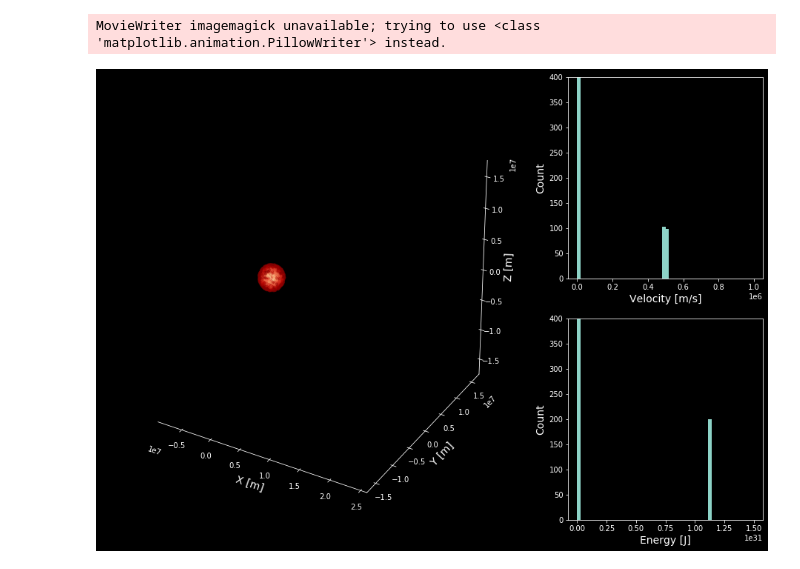
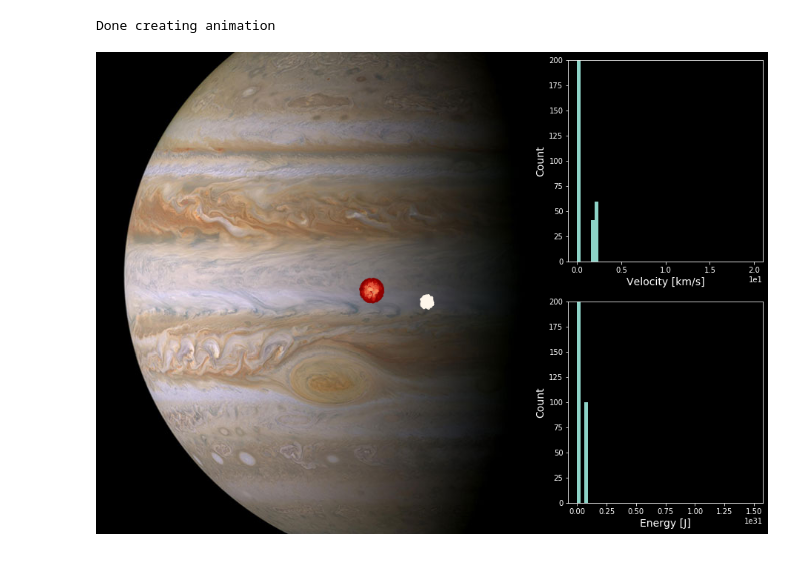
Before and after one commit to mikkel92/Planet-asteroid-interaction, a Jupyter notebook: n_body crash.ipynb, the cells around one changed output. Drawn from its saved outputs; the diff is of its cells as text; code cells hidden in the pictures.

```diff
--- a/n_body crash.ipynb
+++ b/n_body crash.ipynb
@@ -181,10 +185,13 @@ done generating comet
 # %%
 # create plot states
 
-N = 200 # animation frames
+N = 3000 # animation frames
 state = start_state
 states = []
 for i in range(0,N):
+
+    if i % 10 == 0:
+        print('calculating state', i)
     #print(state)
     Fi, distances = gravity_n_body(state)
 
@@ -211,6 +237,12 @@ colors[Ninit:] = np.zeros([len(distances[Ninit:])])
 # for plot testing
 
 import matplotlib.gridspec as gridspec
+from matplotlib.offsetbox import OffsetImage, AnnotationBbox
+
+def getImage(path):
+    return OffsetImage(plt.imread(path))
+
+
 plt.style.use('dark_background')
 # test init plot
 zoom = 1e7
@@ -222,10 +254,14 @@ plt.set_cmap('OrRd')
 # large subplot
 ax = plt.subplot2grid((2,3), (0,0), colspan=2, rowspan=2, projection='3d')
 scatters = ax.scatter(states[0][:,0], states[0][:,1], states[0][:,2], s=ball_size/10000)#, c=distances)
+#scatters = ax.scatter(-1e8, 2e8, -1e8, s=ball_size/1.3, alpha=0.8)#, c=distances)
+ab = AnnotationBbox(getImage(r'C:\Users\mikkel\Desktop\planet_sim\jupiter1.jpg'), (0, 0), frameon=False)
+at = ax.add_artist(ab)
+at.zorder = 0
 
 # small subplot 1
 ax2 = plt.subplot2grid((2,3), (0,2))
-vel_hist = ax2.hist(np.sqrt(states[0][:,3] ** 2 + states[0][:,4] ** 2 + states[0][:,5] ** 2), bins=np.linspace(0,1.5e6,51))
+vel_hist = ax2.hist(np.sqrt(states[0][:,3] ** 2 + states[0][:,4] ** 2 + states[0][:,5] ** 2) / dt , bins=np.linspace(0,1.5e6,51) / dt)
 ax2.ticklabel_format(style='sci', axis='x', scilimits=(0,0))
 # small subplot 2
 plt.subplot2grid((2,3), (1,2))
@@ -243,7 +279,7 @@ plt.hist(m * (states[0][:,3] ** 2 + states[0][:,4] ** 2 + states[0][:,5] ** 2),
 scatters = ax.scatter(states[0][:,0], states[0][:,1], states[0][:,2], s=ball_size/10000, c=distances)
 
 
-#ax.view_init(elev=90, azim=0)
+ax.view_init(elev=30, azim=-60)
 #ax.plot_surface(img_x * 5, img_y * 5, img_z, rstride=10, cstride=10, facecolors=img)
 #scatters = ax.scatter(states[0][:,0], states[0][:,1], states[0][:,2], s=ball_size/10000, c=distances)
 
@@ -282,7 +318,10 @@ from mpl_toolkits.mplot3d import Axes3D
 from matplotlib.cbook import get_sample_data
 from matplotlib._png import read_png
 import matplotlib.gridspec as gridspec
+from matplotlib.offsetbox import OffsetImage, AnnotationBbox
 
+def getImage(path):
+    return OffsetImage(plt.imread(path))
 
 # test init plot
 fig = plt.figure(figsize=(16,11))
@@ -291,17 +330,19 @@ gridspec.GridSpec(3,3)
 
 # large subplot
 ax1 = plt.subplot2grid((2,3), (0,0), colspan=2, rowspan=2, projection='3d')
+ab = AnnotationBbox(getImage(r'C:\Users\mikkel\Desktop\planet_sim\jupiter1.jpg'), (0, 0), frameon=False)
+at = ax1.add_artist(ab)
+at.zorder = 0
 scatters = ax1.scatter(states[0][:,0], states[0][:,1], states[0][:,2], s=ball_size/10000, c=distances, cmap='OrRd')
 
 # small subplot 1
 ax2 = plt.subplot2grid((2,3), (0,2))
-vel_hist = ax2.hist(np.sqrt(states[0][:,3] ** 2 + states[0][:,4] ** 2 + states[0][:,5] ** 2), bins=np.linspace(0,1e6,51))
+vel_hist = ax2.hist(np.sqrt(states[0][:,3] ** 2 + states[0][:,4] ** 2 + states[0][:,5] ** 2) / dt / 1000., bins=np.linspace(0,20,51))
 ax2.ticklabel_format(style='sci', axis='x', scilimits=(0,0))
 
 # small subplot 2
 ax3 = plt.subplot2grid((2,3), (1,2))
 e_hist = ax3.hist(m * (states[0][:,3] ** 2 + states[0][:,4] ** 2 + states[0][:,5] ** 2), bins=np.linspace(0,1.5e31,51))
-
 
 
 def update(states):
@@ -311,14 +352,14 @@ def update(states):
 
     # update histograms
     ax2.cla()
-    ax2.set_ylim(0,Ninit/5)
-    vel_hist = ax2.hist(np.sqrt(states[:,3] ** 2 + states[:,4] ** 2 + states[:,5] ** 2), bins=np.linspace(0,1e6,51))
-    ax2.set_xlabel("Velocity [m/s]",fontsize=14)
+    ax2.set_ylim(0, Ninit/5)
+    vel_hist = ax2.hist(np.sqrt(states[:,3] ** 2 + states[:,4] ** 2 + states[:,5] ** 2) / dt / 1000., bins=np.linspace(0,20,51))
+    ax2.set_xlabel("Velocity [km/s]",fontsize=14)
     ax2.set_ylabel("Count",fontsize=14)
     ax2.ticklabel_format(style='sci', axis='x', scilimits=(0,0))
 
     ax3.cla()
-    ax3.set_ylim(0,Ninit/5)
+    ax3.set_ylim(0, Ninit/5)
     e_hist = ax3.hist(m * (states[:,3] ** 2 + states[:,4] ** 2 + states[:,5] ** 2), bins=np.linspace(0,1.5e31,51))
     ax3.set_xlabel("Energy [J]",fontsize=14)
     ax3.set_ylabel("Count",fontsize=14)
@@ -326,57 +367,49 @@ def update(states):
     return scatters
 
 
-fn = get_sample_data(r'C:\Users\mikkel\Desktop\planet_sim\jupiterlarge.png', asfileobj=False)
-img = read_png(fn)
+#fn = get_sample_data(r'C:\Users\mikkel\Desktop\planet_sim\jupiterlarge.png', asfileobj=False)
+#img = read_png(fn)
 
 zoom = 1e7
 
-# for background image, renders really slow
-x, y = ogrid[0:img.shape[0], 0:img.shape[1]]
-scaling = zoom / img.shape[0]
-x_y_fac = x[-1] / y[0][-1]
 
-img_x = x * scaling - (0.5 * max(x * scaling))
-img_y = y * scaling - (0.5 * y[0][-1] * scaling)
-img_z = np.zeros([img.shape[0], img.shape[1]]) - zoom
-
-
-#ax.view_init(elev=90, azim=0)
-#ax.plot_surface(img_x * 5, img_y * 5, img_z, rstride=10, cstride=10, facecolors=img)
-#scatters = ax.scatter(states[0][:,0], states[0][:,1], states[0][:,2], s=ball_size/10000, c=distances)
+ax1.view_init(elev=30, azim=-60)
 
 
 # Setting the axes properties
-ax1.set_xlim3d(-1.5*zoom*x_y_fac, 4.5*zoom*x_y_fac)
-ax1.set_ylim3d(-3*zoom*x_y_fac, 3*zoom*x_y_fac)
-ax1.set_zlim3d(-3*zoom*x_y_fac, 3*zoom*x_y_fac)
+ax1.set_xlim3d(-3*zoom, 1*zoom)
+ax1.set_ylim3d(-2*zoom, 2*zoom)
+ax1.set_zlim3d(-2*zoom, 2*zoom)
 
 ax1.set_xlabel("X [m]",fontsize=14)
 ax1.set_ylabel("Y [m]",fontsize=14)
 ax1.set_zlabel("Z [m]",fontsize=14)
 
 # make the panes transparent
 ax1.xaxis.set_pane_color((1.0, 1.0, 1.0, 0.0))
 ax1.yaxis.set_pane_color((1.0, 1.0, 1.0, 0.0))
 ax1.zaxis.set_pane_color((1.0, 1.0, 1.0, 0.0))
 # make the grid lines transparent
 ax1.xaxis._axinfo["grid"]['color'] =  (1,1,1,0)
 ax1.yaxis._axinfo["grid"]['color'] =  (1,1,1,0)
 ax1.zaxis._axinfo["grid"]['color'] =  (1,1,1,0)
 
 ax2.set_ylim(0,Ninit/5)
 ax2.set_xlabel("Velocity [m/s]",fontsize=14)
 ax2.set_ylabel("Count",fontsize=14)
-ax2.ticklabel_format(style='sci')
+#ax2.ticklabel_format(style='sci')
 
 ax3.set_ylim(0,Ninit/5)
 ax3.set_xlabel("Energy [J]",fontsize=14)
 ax3.set_ylabel("Count",fontsize=14)
 
+writer = animation.writers['ffmpeg'](fps=20)
+ani = animation.FuncAnimation(fig, update, states, interval=50, blit=False)
+save_name = 'IO_crash_%iparticles_%ioffset_%fcometRatio.gif' %(Ninit, offset, moon_ratio)
+ani.save('matplot003.mp4', writer=writer)
 
-ani = animation.FuncAnimation(fig, update, states, interval=100, blit=False)
-ani.save('matplot003.gif', writer='imagemagick')
+print('Done creating animation')
 plt.show()
 # %% [output]
-MovieWriter imagemagick unavailable; trying to use <class 'matplotlib.animation.PillowWriter'> instead.
+Done creating animation
-[figure, old version]
+[figure, new version]
```
Also changed, not shown: parts of 8 cells of this notebook.
